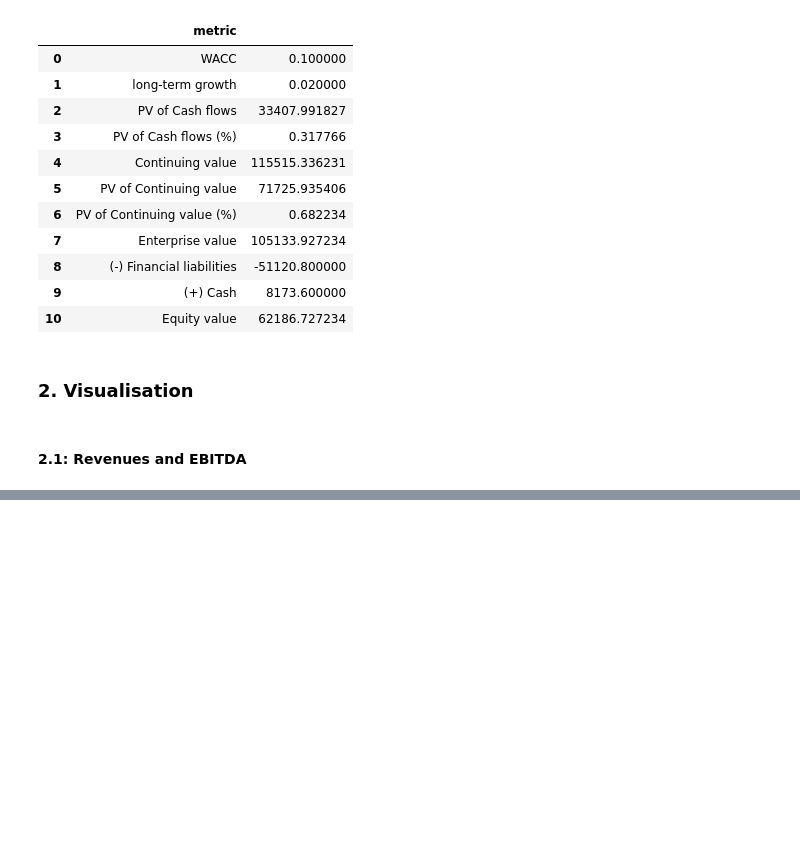
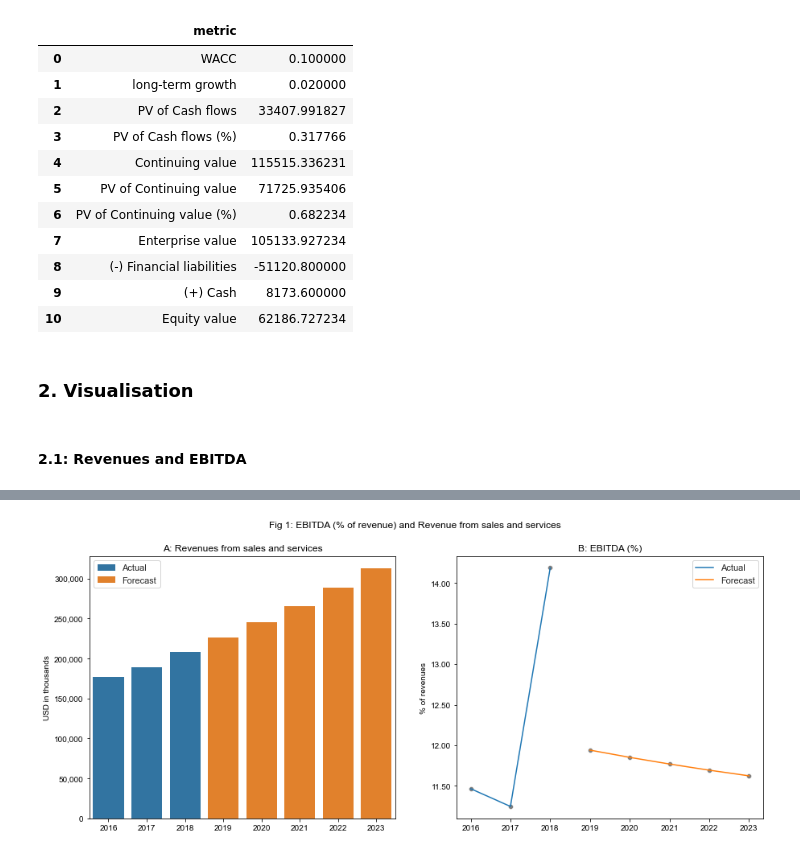
Before and after one commit to subhadri/financial_model, a Jupyter notebook: code/cheesco/company-valuation-2016-2018.ipynb, the cells around one changed output, grey strips where cells are left out. Drawn from its saved outputs; the diff is of its cells as text; code cells hidden in the pictures; blank space fills up the shorter version.

Commit message:
Built codes to generate Revenue-EBITDA chart and UFCF evolution area charts

```diff
--- a/code/cheesco/company-valuation-2016-2018.ipynb
+++ b/code/cheesco/company-valuation-2016-2018.ipynb
@@ -25,6 +34,7 @@ statement = FinancialStatement(comp="Cheese Co.",
                                bs=source_balance(file_loc,actual_dates))
 # %%
 dcf = DCFValuation(wacc=0.1,lt_growth=0.02,fin=statement)
+chart_data = VizData(dcf)
 # %% [markdown]
 ### 1. Financial statements
 # %% [markdown]
@@ -118,0 +123,5 @@ fig.show()
+# %%
+plot_ebitda_revenue_ratio(chart_ttl="Fig 1: EBITDA (% of revenue) and Revenue from sales and services",
+                          data=chart_data.ebitda_rev_ratio)
+# %% [output]
+[figure, added]
```
Also changed, not shown: parts of 3 cells of this notebook, 2 other files.
